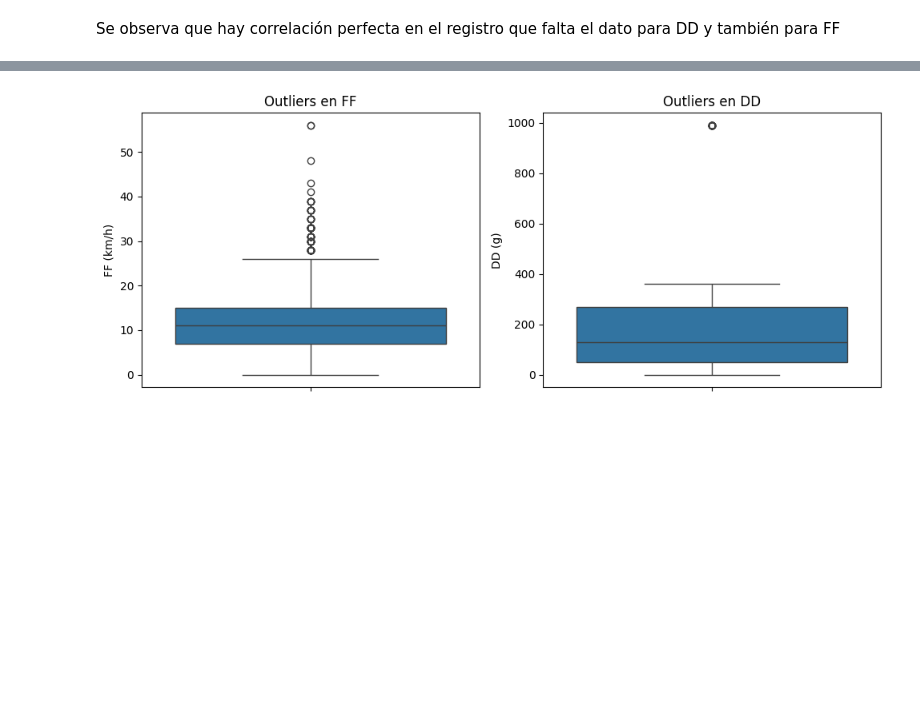
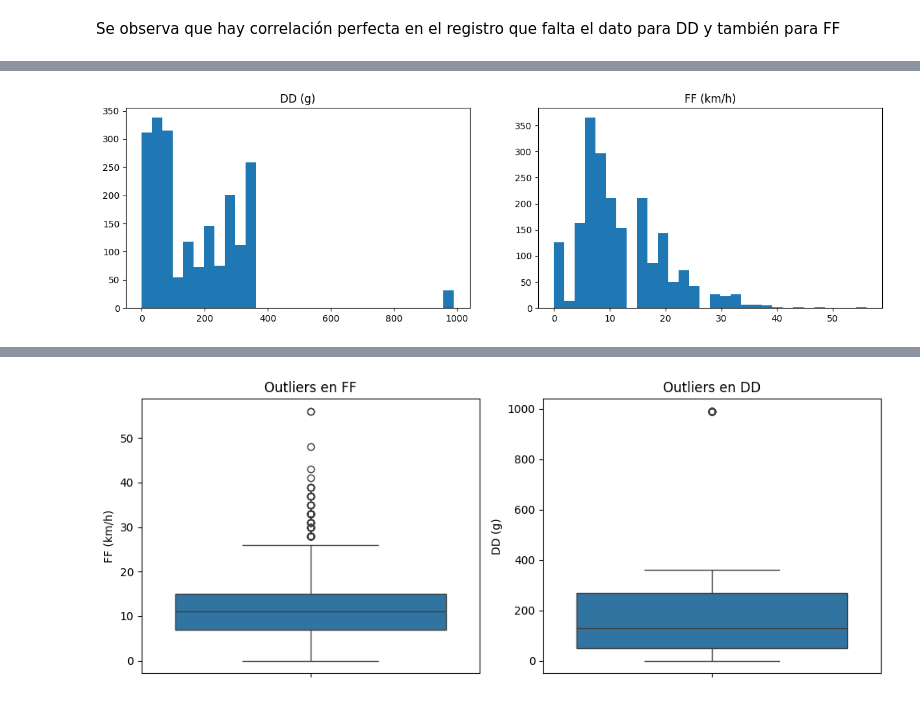
Before and after one commit to danisa-loop/AnalisisDatos_JUL2025_CEIA, a Jupyter notebook: tp1_EDA.ipynb, the cells around one changed output, grey strips where cells are left out. Drawn from its saved outputs; the diff is of its cells as text; code cells hidden in the pictures; blank space fills up the shorter version.

```diff
--- a/tp1_EDA.ipynb
+++ b/tp1_EDA.ipynb
@@ -167,0 +192,11 @@ Se observa que hay correlación perfecta en el registro que falta el dato para D
+# %%
+fig, ax = plt.subplots(1, 2, figsize=(15, 4))
+
+ax[0].hist(df_hor["DD (g)"], bins=30)
+ax[0].set_title('DD (g)')
+ax[1].hist(df_hor["FF (km/h)"], bins=30)
+ax[1].set_title('FF (km/h)')
+
+plt.show()
+# %% [output]
+[figure, added]
```
Also changed, not shown: parts of 8 cells of this notebook.
